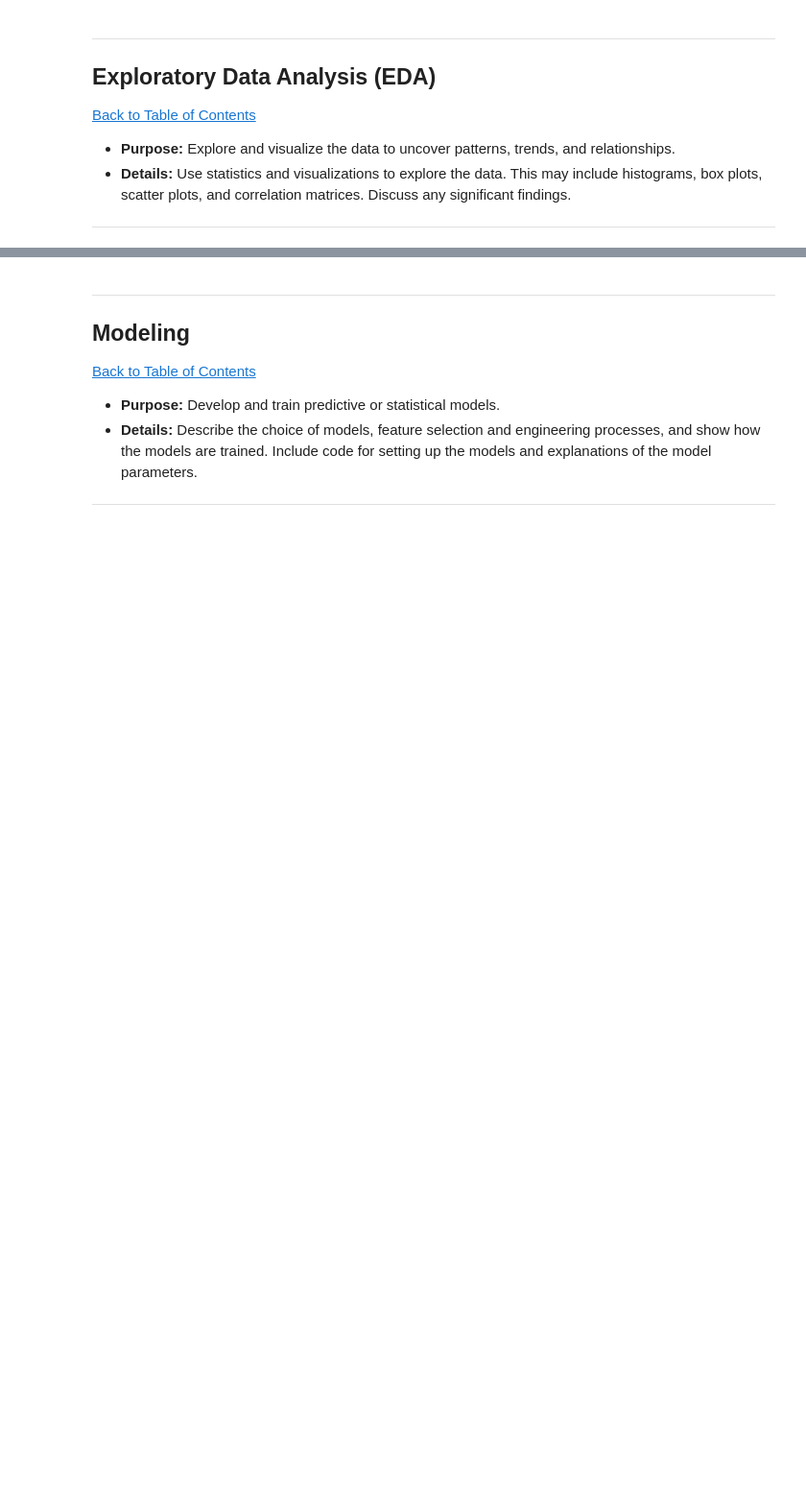
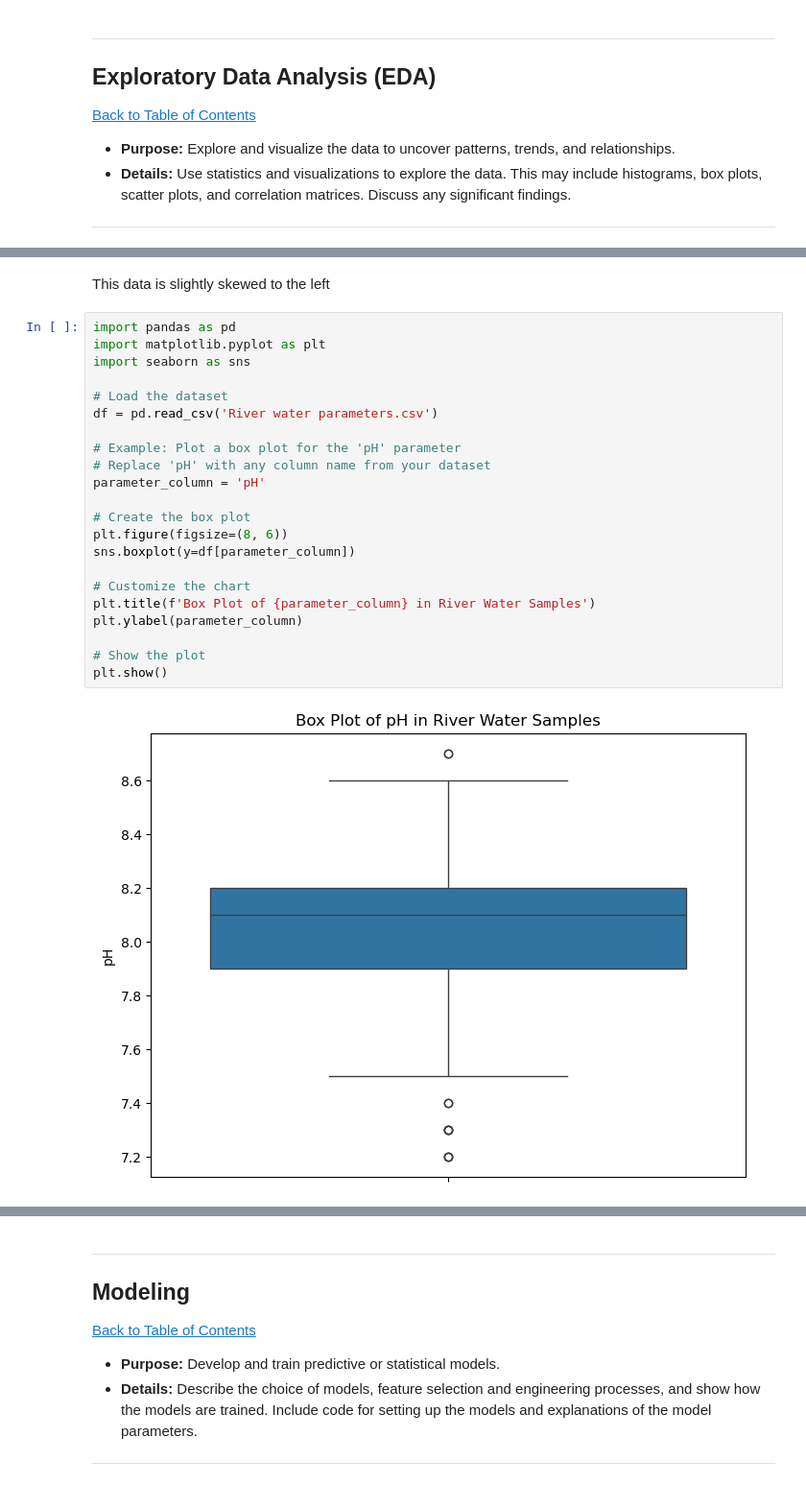
Before and after one commit to KDisney17/Workplace-Module-Project, a Jupyter notebook: KDM_QCTO_Workplace-Module-Notebook.ipynb, the cells around one changed output, grey strips where cells are left out. Shown: that part at 96% size. Drawn from its saved outputs; the diff is of its cells as text; blank space fills up the shorter version.

```diff
--- a/KDM_QCTO_Workplace-Module-Notebook.ipynb
+++ b/KDM_QCTO_Workplace-Module-Notebook.ipynb
@@ -213,0 +293,26 @@ memory usage: 27.5+ KB
+# %% [markdown]
+This data is slightly skewed to the left
+# %%
+import pandas as pd
+import matplotlib.pyplot as plt
+import seaborn as sns
+
+# Load the dataset
+df = pd.read_csv('River water parameters.csv')
+
+# Example: Plot a box plot for the 'pH' parameter
+# Replace 'pH' with any column name from your dataset
+parameter_column = 'pH'
+
+# Create the box plot
+plt.figure(figsize=(8, 6))
+sns.boxplot(y=df[parameter_column])
+
+# Customize the chart
+plt.title(f'Box Plot of {parameter_column} in River Water Samples')
+plt.ylabel(parameter_column)
+
+# Show the plot
+plt.show()
+# %% [output]
+[figure, added]
```
Also changed, not shown: parts of 10 cells of this notebook.
